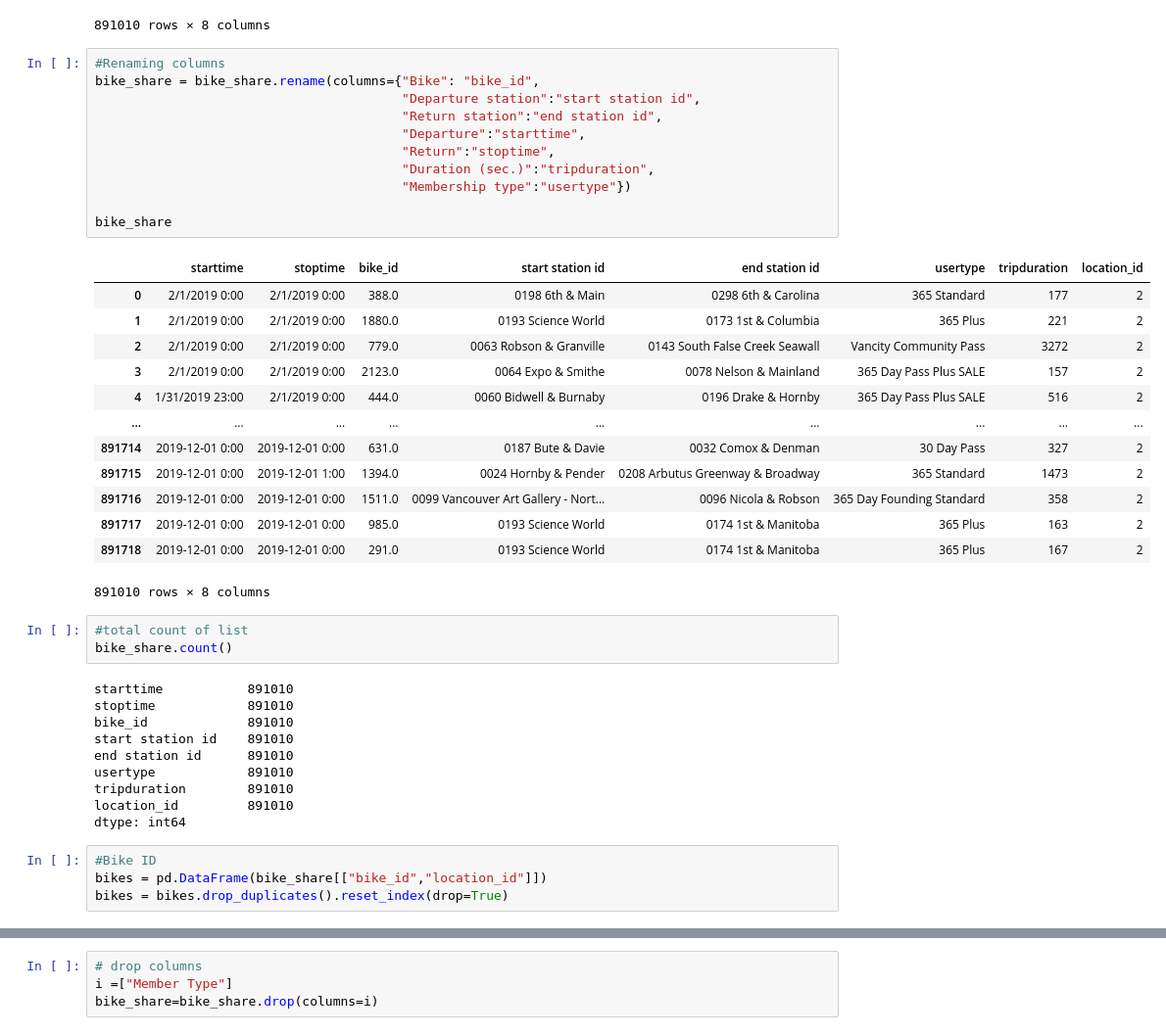
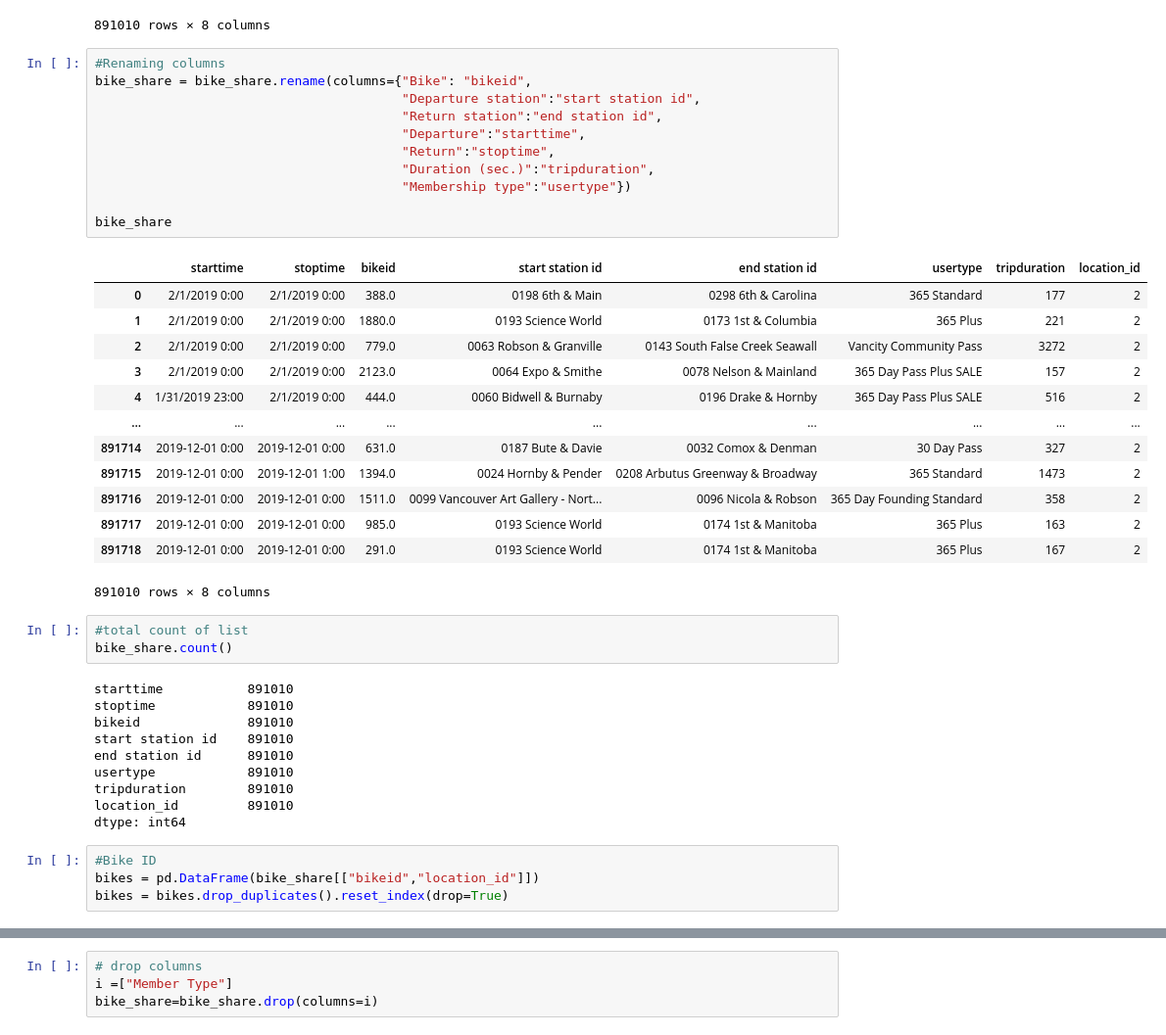
Before and after one commit to JeganS948/project2, a Jupyter notebook: resources/2_vancouver_canada/vancouver_bikeshare.ipynb, the cells around one changed output, grey strips where cells are left out. Shown at 98% size. Cells and saved outputs as stored; diff of their text form.

```diff
--- a/resources/2_vancouver_canada/vancouver_bikeshare.ipynb
+++ b/resources/2_vancouver_canada/vancouver_bikeshare.ipynb
@@ -162,17 +162,17 @@ bike_share
 891010 rows × 8 columns
 # %%
 #Renaming columns
-bike_share = bike_share.rename(columns={"Bike": "bike_id",
+bike_share = bike_share.rename(columns={"Bike": "bikeid",
                                         "Departure station":"start station id",
                                         "Return station":"end station id",
                                         "Departure":"starttime",
                                         "Return":"stoptime",
                                         "Duration (sec.)":"tripduration",
                                         "Membership type":"usertype"})
 
 bike_share
 # %% [output]
-|  | starttime | stoptime | bike_id | start station id | end station id | usertype | tripduration | location_id |
+|  | starttime | stoptime | bikeid | start station id | end station id | usertype | tripduration | location_id |
 | 0 | 2/1/2019 0:00 | 2/1/2019 0:00 | 388.0 | 0198 6th & Main | 0298 6th & Carolina | 365 Standard | 177 | 2 |
 | 1 | 2/1/2019 0:00 | 2/1/2019 0:00 | 1880.0 | 0193 Science World | 0173 1st & Columbia | 365 Plus | 221 | 2 |
 | 2 | 2/1/2019 0:00 | 2/1/2019 0:00 | 779.0 | 0063 Robson & Granville | 0143 South False Creek Seawall | Vancity Community Pass | 3272 | 2 |
@@ -191,7 +191,7 @@ bike_share.count()
 # %% [output]
 starttime           891010
 stoptime            891010
-bike_id             891010
+bikeid              891010
 start station id    891010
 end station id      891010
 usertype            891010
@@ -200,7 +200,7 @@ location_id         891010
 dtype: int64
 # %%
 #Bike ID
-bikes = pd.DataFrame(bike_share[["bike_id","location_id"]])
+bikes = pd.DataFrame(bike_share[["bikeid","location_id"]])
 bikes = bikes.drop_duplicates().reset_index(drop=True)
 # %%
 bikes
```
Also changed, not shown: parts of 8 cells of this notebook.
